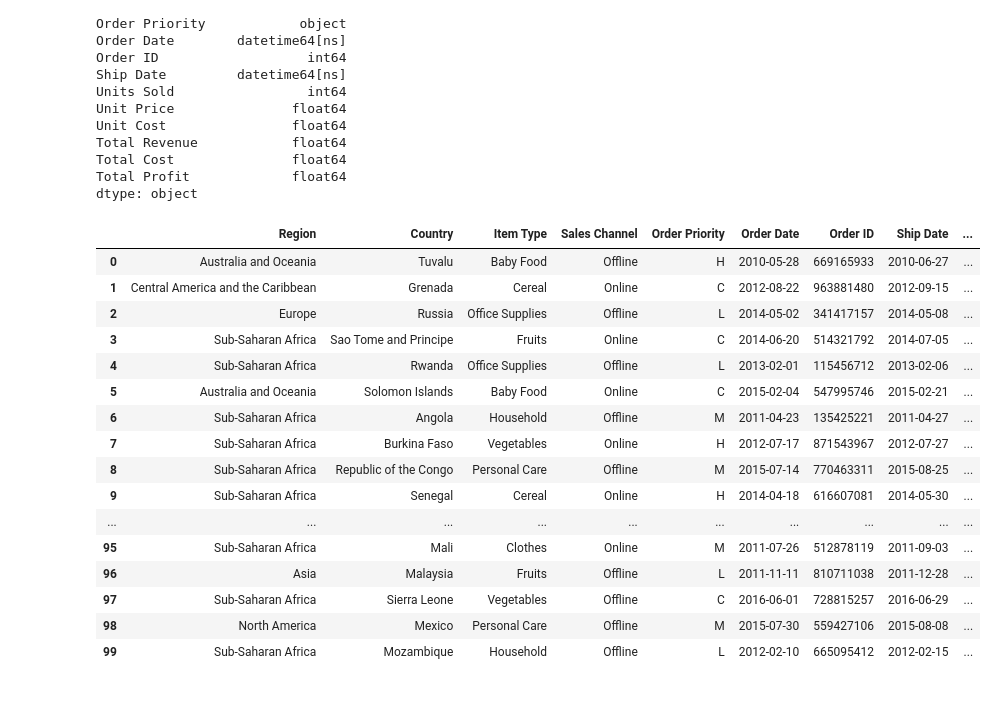
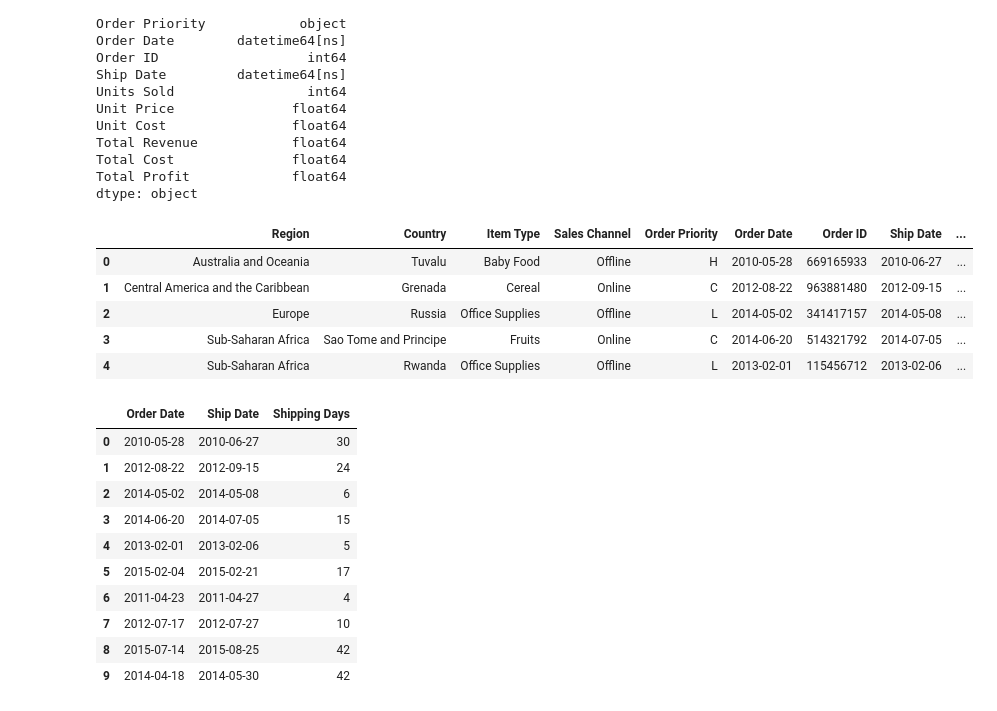
Before and after one commit to Ebin21/Amazon-Sales-Data-Analysis-using-python, a Jupyter notebook: Amazon-Sales.ipynb, the cells around one changed output. Drawn from its saved outputs; the diff is of its cells as text; code cells hidden in the pictures.

```diff
--- a/Amazon-Sales.ipynb
+++ b/Amazon-Sales.ipynb
@@ -224,23 +224,30 @@ df['Year'] = df['Order Date'].dt.year
 df['Month'] = df['Order Date'].dt.month
 df['Month Name'] = df['Order Date'].dt.month_name()
 df['Quarter'] = df['Order Date'].dt.quarter
+# %%
+df['Shipping Days'] = (
+    df['Ship Date'] - df['Order Date']
+).dt.days
 # %%
-df
+df.head()
 # %% [output]
 |  | Region | Country | Item Type | Sales Channel | Order Priority | Order Date | Order ID | Ship Date | ... |
 | 0 | Australia and Oceania | Tuvalu | Baby Food | Offline | H | 2010-05-28 | 669165933 | 2010-06-27 | ... |
 | 1 | Central America and the Caribbean | Grenada | Cereal | Online | C | 2012-08-22 | 963881480 | 2012-09-15 | ... |
 | 2 | Europe | Russia | Office Supplies | Offline | L | 2014-05-02 | 341417157 | 2014-05-08 | ... |
 | 3 | Sub-Saharan Africa | Sao Tome and Principe | Fruits | Online | C | 2014-06-20 | 514321792 | 2014-07-05 | ... |
 | 4 | Sub-Saharan Africa | Rwanda | Office Supplies | Offline | L | 2013-02-01 | 115456712 | 2013-02-06 | ... |
-| 5 | Australia and Oceania | Solomon Islands | Baby Food | Online | C | 2015-02-04 | 547995746 | 2015-02-21 | ... |
-| 6 | Sub-Saharan Africa | Angola | Household | Offline | M | 2011-04-23 | 135425221 | 2011-04-27 | ... |
-| 7 | Sub-Saharan Africa | Burkina Faso | Vegetables | Online | H | 2012-07-17 | 871543967 | 2012-07-27 | ... |
-| 8 | Sub-Saharan Africa | Republic of the Congo | Personal Care | Offline | M | 2015-07-14 | 770463311 | 2015-08-25 | ... |
-| 9 | Sub-Saharan Africa | Senegal | Cereal | Online | H | 2014-04-18 | 616607081 | 2014-05-30 | ... |
-| ... | ... | ... | ... | ... | ... | ... | ... | ... | ... |
-| 95 | Sub-Saharan Africa | Mali | Clothes | Online | M | 2011-07-26 | 512878119 | 2011-09-03 | ... |
-| 96 | Asia | Malaysia | Fruits | Offline | L | 2011-11-11 | 810711038 | 2011-12-28 | ... |
-| 97 | Sub-Saharan Africa | Sierra Leone | Vegetables | Offline | C | 2016-06-01 | 728815257 | 2016-06-29 | ... |
-| 98 | North America | Mexico | Personal Care | Offline | M | 2015-07-30 | 559427106 | 2015-08-08 | ... |
-| 99 | Sub-Saharan Africa | Mozambique | Household | Offline | L | 2012-02-10 | 665095412 | 2012-02-15 | ... |
+# %%
+df[['Order Date', 'Ship Date', 'Shipping Days']].head(10)
+# %% [output]
+|  | Order Date | Ship Date | Shipping Days |
+| 0 | 2010-05-28 | 2010-06-27 | 30 |
+| 1 | 2012-08-22 | 2012-09-15 | 24 |
+| 2 | 2014-05-02 | 2014-05-08 | 6 |
+| 3 | 2014-06-20 | 2014-07-05 | 15 |
+| 4 | 2013-02-01 | 2013-02-06 | 5 |
+| 5 | 2015-02-04 | 2015-02-21 | 17 |
+| 6 | 2011-04-23 | 2011-04-27 | 4 |
+| 7 | 2012-07-17 | 2012-07-27 | 10 |
+| 8 | 2015-07-14 | 2015-08-25 | 42 |
+| 9 | 2014-04-18 | 2014-05-30 | 42 |
```
Also changed, not shown: parts of 22 cells of this notebook.
